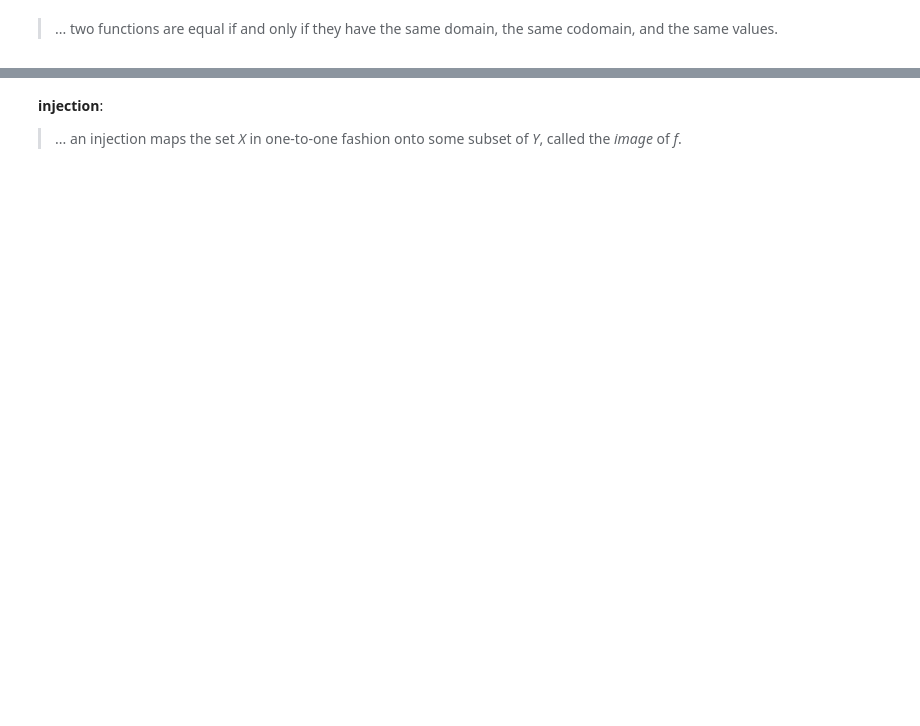
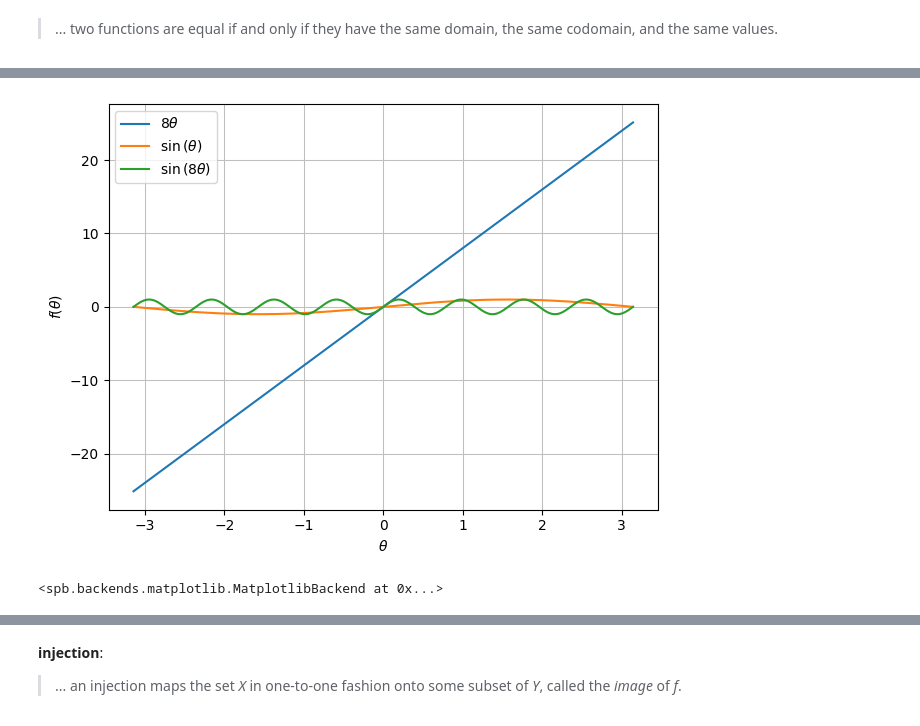
Before and after one commit to James-G-Hill/Sympy-Companion-to-Mathematics-Form-and-Function, a Jupyter notebook: ch05_functions_transformations_groups/04_functions_as_sets_of_pairs.ipynb, the cells around one changed output, grey strips where cells are left out. Drawn from its saved outputs; the diff is of its cells as text; code cells hidden in the pictures; blank space fills up the shorter version.

```diff
--- a/ch05_functions_transformations_groups/04_functions_as_sets_of_pairs.ipynb
+++ b/ch05_functions_transformations_groups/04_functions_as_sets_of_pairs.ipynb
@@ -31,0 +261,10 @@ print(axiom_of_extensionality(A, B, C))
+# %%
+plot(
+    8*theta,
+    sin(theta),
+    sin(8*theta),
+    (theta, -pi, pi)
+)
+# %% [output]
+[figure, added]
+<spb.backends.matplotlib.MatplotlibBackend at 0x...>
```
Also changed, not shown: parts of 41 cells of this notebook, 2 other files.
